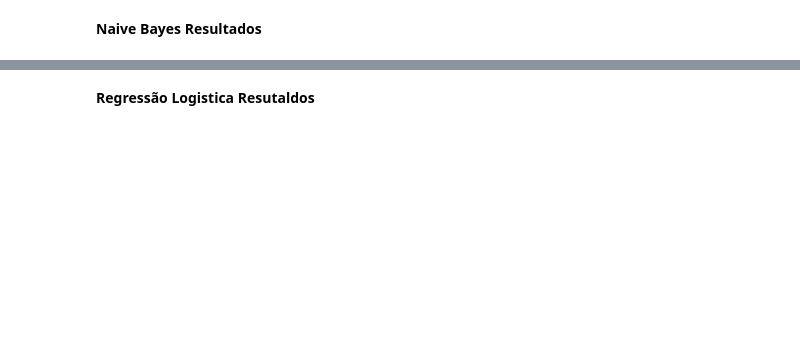
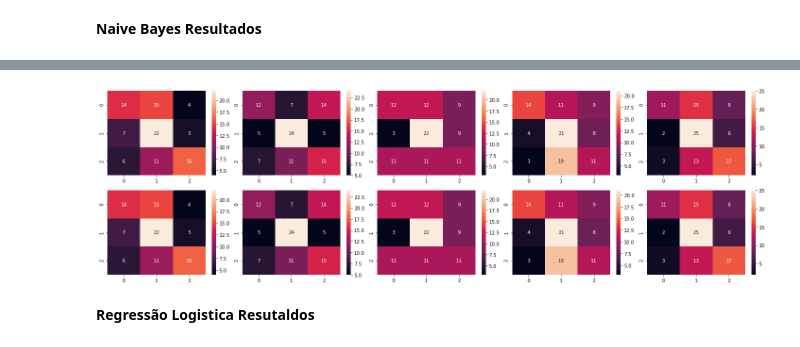
Before and after one commit to BrunoHenriqueLiradosAnjos/projeto_aprendizagem_de_maquina, a Jupyter notebook: Projeto.ipynb, the cells around one changed output, grey strips where cells are left out. Cells and saved outputs as stored; diff of their text form; code cells hidden in the pictures; blank space fills up the shorter version.

```diff
--- a/Projeto.ipynb
+++ b/Projeto.ipynb
@@ -332,3 +365,7 @@ df_nb.mean(),df_nb.std()
  dtype: float64)
+# %%
+plotMatrizConfusao(matriz_nb)
+# %% [output]
+[figure, added]
 # %% [markdown]
 **Regressão Logistica Resutaldos**
```
Also changed, not shown: parts of 22 cells of this notebook.
